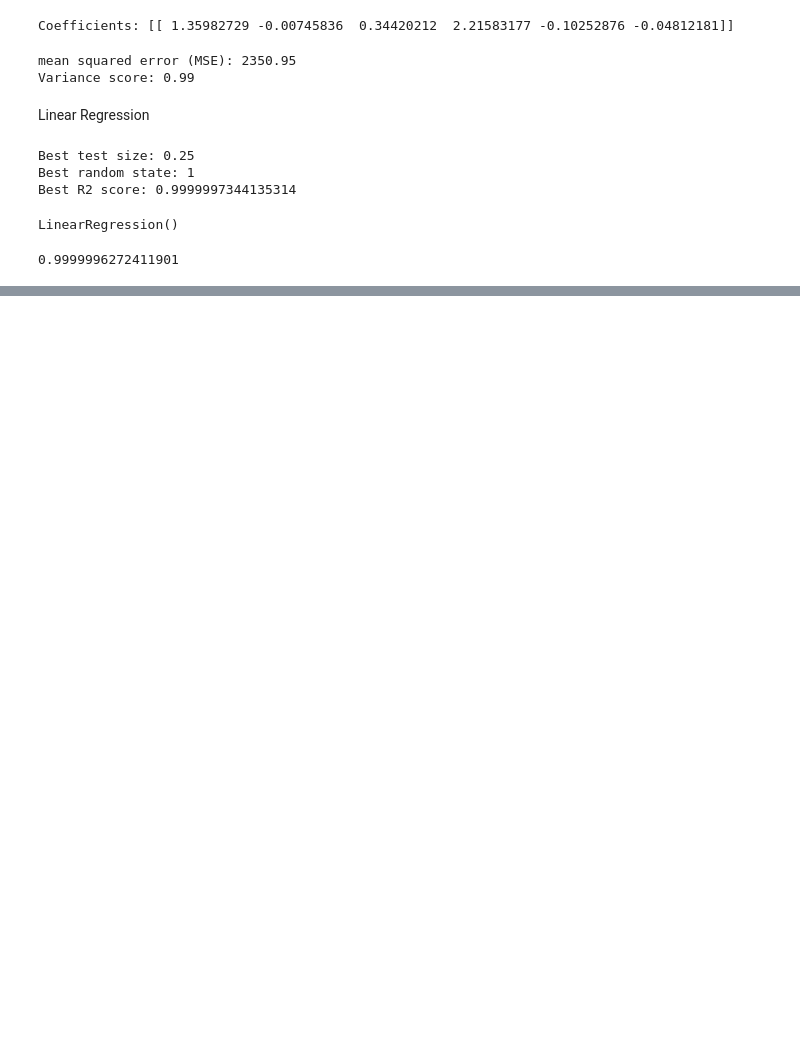
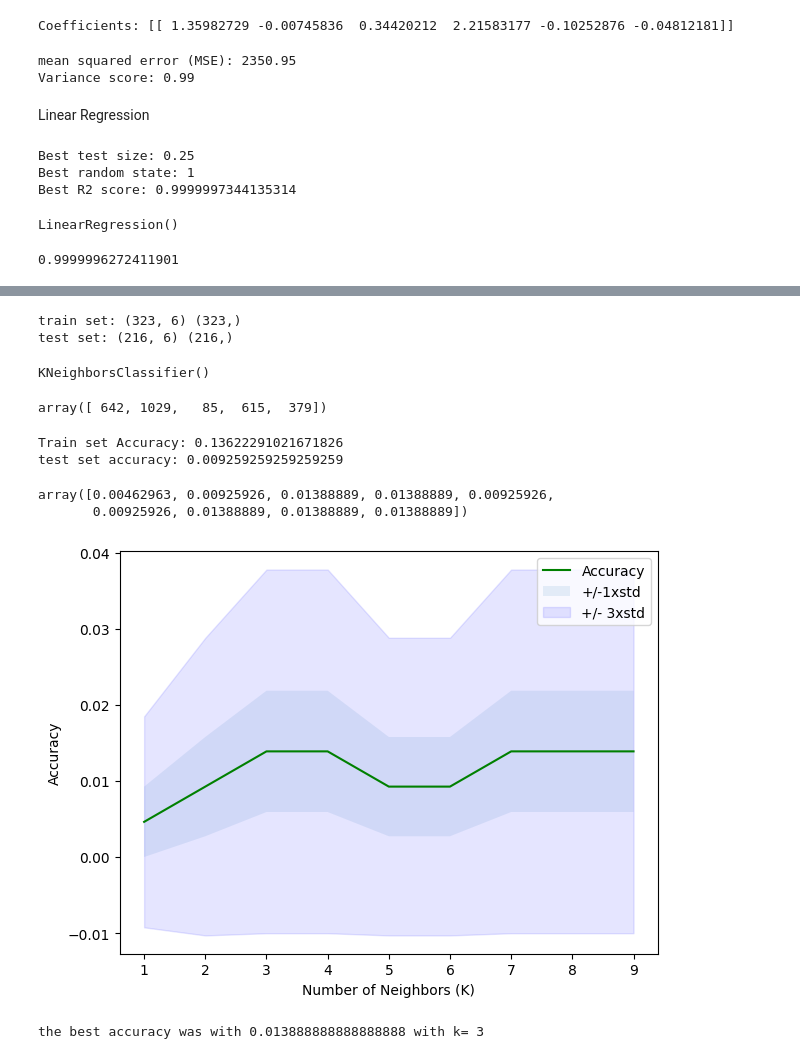
Before and after one commit to marcushin/Machine-Learning-with-Python, a Jupyter notebook: MarcusFinal.ipynb, the cells around one changed output, grey strips where cells are left out. Drawn from its saved outputs; the diff is of its cells as text; code cells hidden in the pictures; blank space fills up the shorter version.

```diff
--- a/MarcusFinal.ipynb
+++ b/MarcusFinal.ipynb
@@ -242,0 +311,7 @@ r2_score(y_test, y_pred)
+# %%
+x_train, x_test, y_train, y_test = train_test_split (x,y, test_size=0.4, random_state= 4)
+print ('train set:', x_train.shape, y_train.shape)
+print ('test set:', x_test.shape, y_test.shape)
+# %% [output]
+train set: (323, 6) (323,)
+test set: (216, 6) (216,)
@@ -242,0 +320,50 @@ r2_score(y_test, y_pred)
+# %%
+k = 5
+neigh=KNeighborsClassifier(n_neighbors =k).fit(x_train,y_train)
+neigh
+# %% [output]
+KNeighborsClassifier()
+# %%
+#predict
+yhat = neigh.predict(x_test)
+yhat[0:5]
+# %% [output]
+array([ 642, 1029,   85,  615,  379])
+# %%
+from sklearn import metrics
+print("Train set Accuracy:",metrics.accuracy_score(y_train, neigh.predict(x_train)))
+print("test set accuracy:", metrics.accuracy_score(y_test,yhat))
+# %% [output]
+Train set Accuracy: 0.13622291021671826
+test set accuracy: 0.009259259259259259
+# %%
+Ks= 10
+mean_acc = np.zeros((Ks-1))
+std_acc = np.zeros((Ks-1))
+
+for n in range (1,Ks):
+    neigh=KNeighborsClassifier(n_neighbors =n).fit(x_train,y_train)
+    yhat=neigh.predict(x_test)
+    mean_acc[n-1] = metrics.accuracy_score(y_test, yhat)
+
+    std_acc[n-1]=np.std(yhat==y_test)/np.sqrt(yhat.shape[0])
+
+mean_acc
+# %% [output]
+array([0.00462963, 0.00925926, 0.01388889, 0.01388889, 0.00925926,
+       0.00925926, 0.01388889, 0.01388889, 0.01388889])
+# %%
+plt.plot(range(1,Ks),mean_acc,'g')
+plt.fill_between(range(1,Ks),mean_acc -1 * std_acc,mean_acc +1*std_acc, alpha=0.10)
+plt.fill_between(range(1,Ks),mean_acc - 3 * std_acc,mean_acc + 3 * std_acc, alpha=0.10,color="blue")
+plt.legend(('Accuracy','+/-1xstd','+/- 3xstd'))
+plt.ylabel('Accuracy')
+plt.xlabel('Number of Neighbors (K)')
+plt.tight_layout()
+plt.show()
+# %% [output]
+[figure, added]
+# %%
+print("the best accuracy was with", mean_acc.max(), "with k=", mean_acc.argmax()+1)
+# %% [output]
+the best accuracy was with 0.013888888888888888 with k= 3
```
Also changed, not shown: parts of 12 cells of this notebook.
